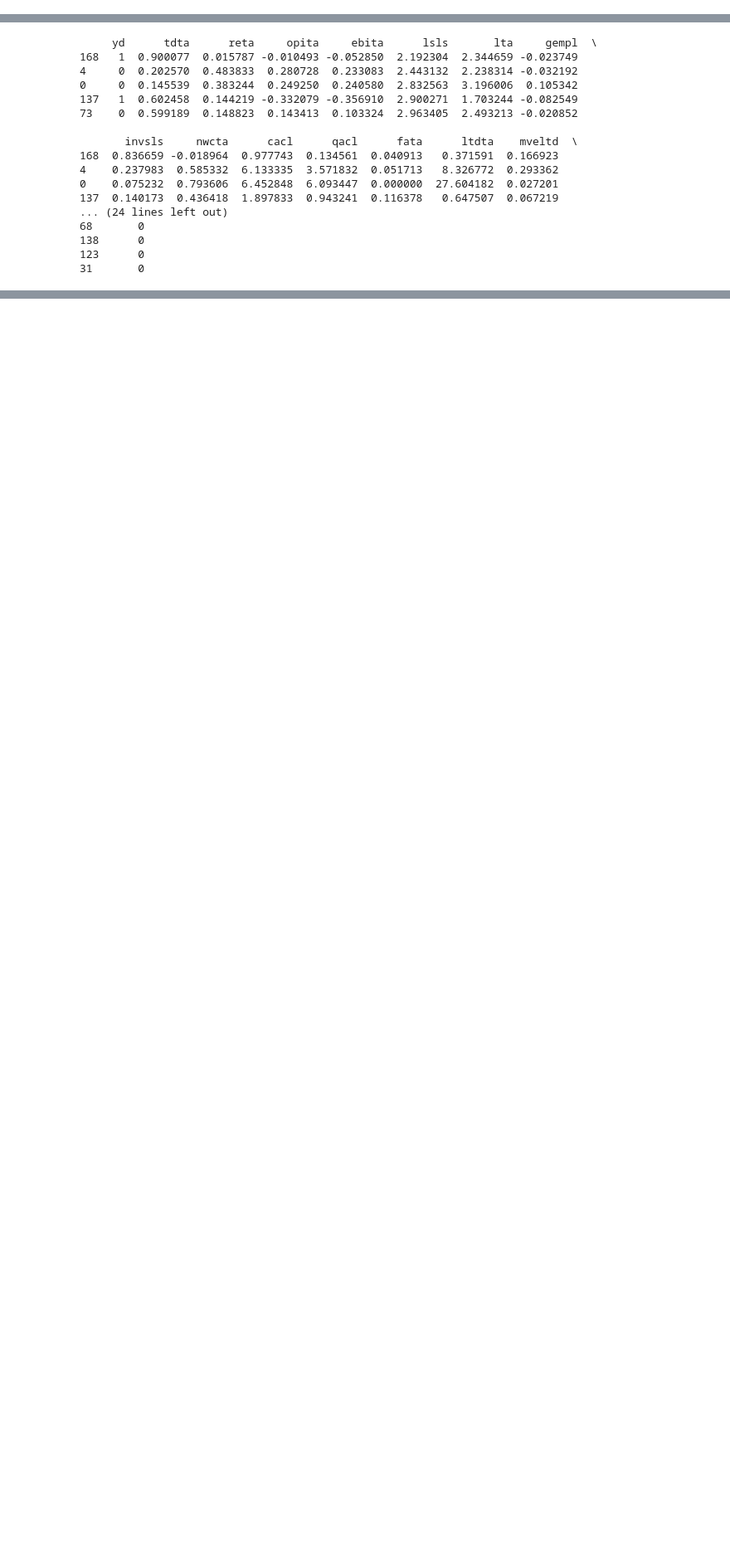
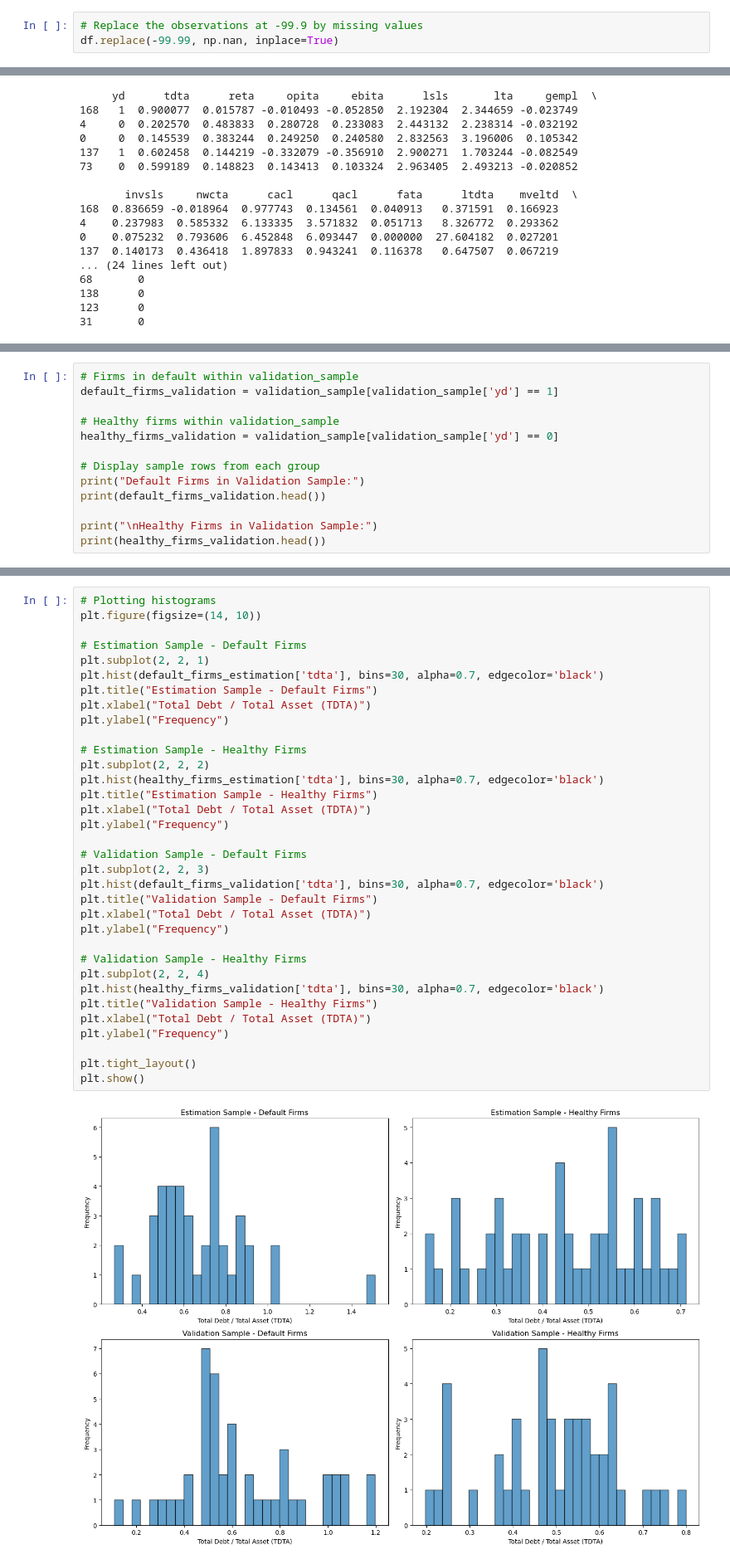
Before and after one commit to linabril/Scoring, a Jupyter notebook: Scoring project.ipynb, the cells around one changed output, grey strips where cells are left out. Shown: that part at 83% size. Cells and saved outputs as stored; diff of their text form; blank space fills up the shorter version.

```diff
--- a/Scoring project.ipynb
+++ b/Scoring project.ipynb
@@ -35,3 +33,6 @@ df.head()
+# %%
+# Replace the observations at -99.9 by missing values
+df.replace(-99.99, np.nan, inplace=True)
 # %%
 # Sort the data by 'lsls' column
 df = df.sort_values(by='lsls')
@@ -66,0 +191,13 @@ print(validation_sample.head())
+# %%
+# Firms in default within validation_sample
+default_firms_validation = validation_sample[validation_sample['yd'] == 1]
+
+# Healthy firms within validation_sample
+healthy_firms_validation = validation_sample[validation_sample['yd'] == 0]
+
+# Display sample rows from each group
+print("Default Firms in Validation Sample:")
+print(default_firms_validation.head())
+
+print("\nHealthy Firms in Validation Sample:")
+print(healthy_firms_validation.head())
@@ -66,0 +224,36 @@ print(validation_sample.head())
+# %%
+# Plotting histograms
+plt.figure(figsize=(14, 10))
+
+# Estimation Sample - Default Firms
+plt.subplot(2, 2, 1)
+plt.hist(default_firms_estimation['tdta'], bins=30, alpha=0.7, edgecolor='black')
+plt.title("Estimation Sample - Default Firms")
+plt.xlabel("Total Debt / Total Asset (TDTA)")
+plt.ylabel("Frequency")
+
+# Estimation Sample - Healthy Firms
+plt.subplot(2, 2, 2)
+plt.hist(healthy_firms_estimation['tdta'], bins=30, alpha=0.7, edgecolor='black')
+plt.title("Estimation Sample - Healthy Firms")
+plt.xlabel("Total Debt / Total Asset (TDTA)")
+plt.ylabel("Frequency")
+
+# Validation Sample - Default Firms
+plt.subplot(2, 2, 3)
+plt.hist(default_firms_validation['tdta'], bins=30, alpha=0.7, edgecolor='black')
+plt.title("Validation Sample - Default Firms")
+plt.xlabel("Total Debt / Total Asset (TDTA)")
+plt.ylabel("Frequency")
+
+# Validation Sample - Healthy Firms
+plt.subplot(2, 2, 4)
+plt.hist(healthy_firms_validation['tdta'], bins=30, alpha=0.7, edgecolor='black')
+plt.title("Validation Sample - Healthy Firms")
+plt.xlabel("Total Debt / Total Asset (TDTA)")
+plt.ylabel("Frequency")
+
+plt.tight_layout()
+plt.show()
+# %% [output]
+[figure, added]
```
Also changed, not shown: parts of 23 cells of this notebook.
